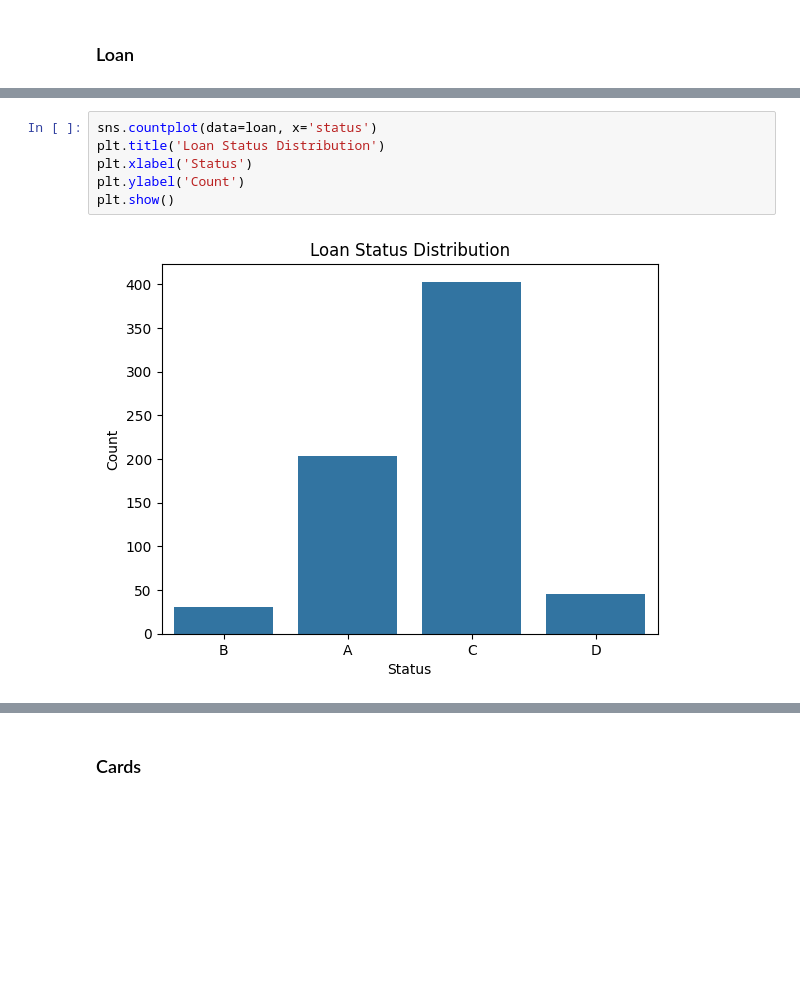
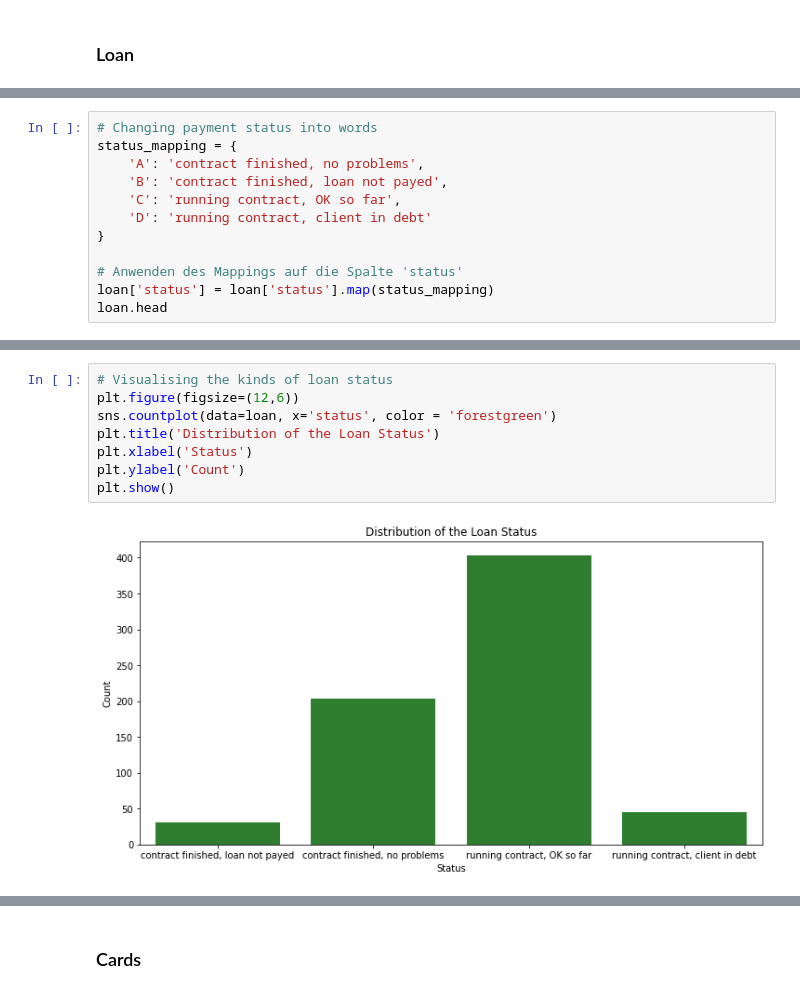
Before and after one commit to NikodemWojtczak/FHNW_AML, a Jupyter notebook: Niko_notebook.ipynb, the cells around one changed output, grey strips where cells are left out. Cells and saved outputs as stored; diff of their text form; blank space fills up the shorter version.

```diff
--- a/Niko_notebook.ipynb
+++ b/Niko_notebook.ipynb
@@ -364,0 +831,12 @@ Name: count, dtype: int64
+# %%
+# Changing payment status into words
+status_mapping = {
+    'A': 'contract finished, no problems',
+    'B': 'contract finished, loan not payed',
+    'C': 'running contract, OK so far',
+    'D': 'running contract, client in debt'
+}
+
+# Anwenden des Mappings auf die Spalte 'status'
+loan['status'] = loan['status'].map(status_mapping)
+loan.head
@@ -365,9 +861,11 @@ Name: count, dtype: int64
 # %%
-sns.countplot(data=loan, x='status')
-plt.title('Loan Status Distribution')
+# Visualising the kinds of loan status
+plt.figure(figsize=(12,6))
+sns.countplot(data=loan, x='status', color = 'forestgreen')
+plt.title('Distribution of the Loan Status')
 plt.xlabel('Status')
 plt.ylabel('Count')
 plt.show()
 # %% [output]
-[figure, old version]
+[figure, new version]
 # %%
```
Also changed, not shown: parts of 102 cells of this notebook.
